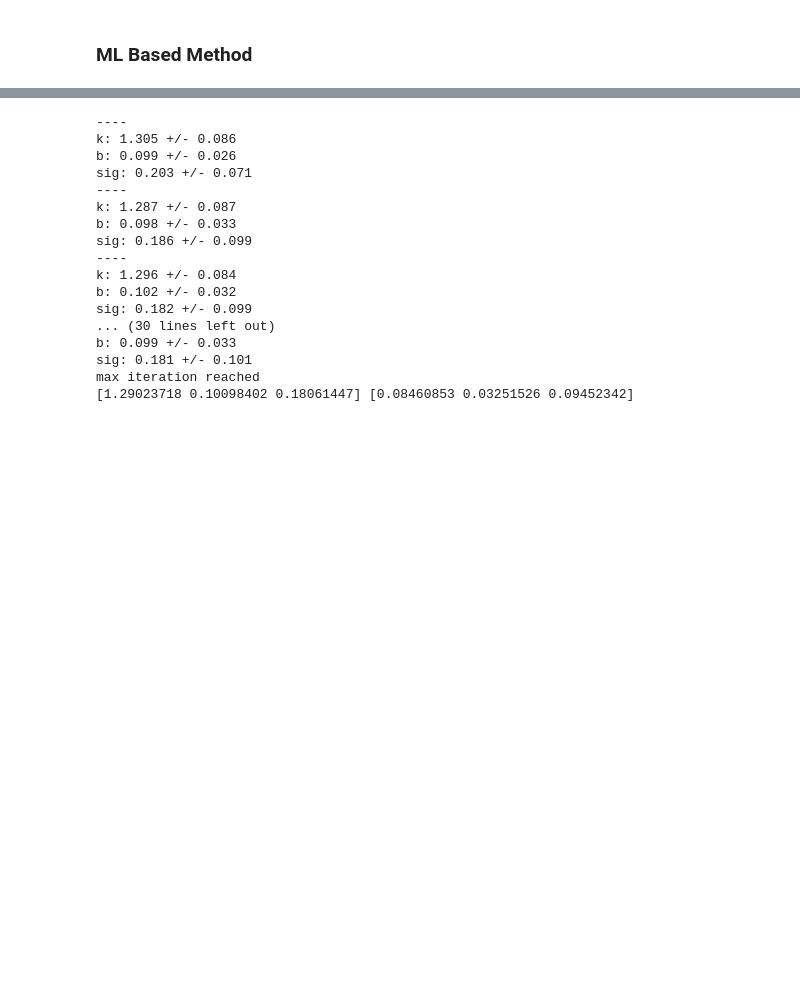
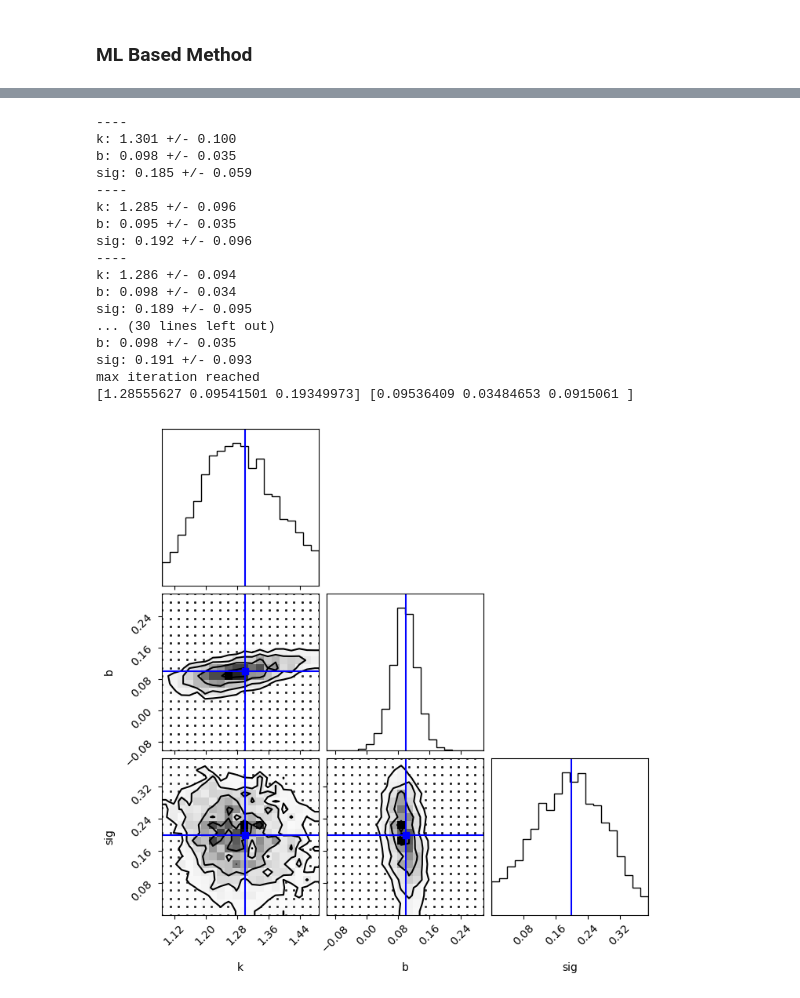
Before and after one commit to astro-jingtao/raddest, a Jupyter notebook: example/fit_linear.ipynb, the cells around one changed output, grey strips where cells are left out. Saved outputs shown, nothing was run; the diff lists cells and outputs as text; code cells hidden in the pictures; blank space fills up the shorter version.

```diff
--- a/example/fit_linear.ipynb
+++ b/example/fit_linear.ipynb
@@ -62,9 +63,15 @@ from raddest.api.fitter import FlowVI, RegressorLinearML, RegressorLinearKS
 # %%
 xflow = FlowVI(x_min=x_obs.min(),
                x_max=x_obs.max(),
-               x_err_min=0,
+               x_err_min=x_err.min() * 0.8,
                x_err_max=x_err.max() * 1.2,
                transfer=None)
 
-xflow.fit(x_obs, x_err, verbose=True, n_pre=100, max_stuck=10, stuck_frac=0.02)
+xflow.fit(x_obs,
+          x_err,
+          verbose=True,
+          n_pre=500,
+          max_stuck=20,
+          stuck_frac=0.02,
+          optimizer=optax.adam(3e-4))
 # %% [output]
@@ -173,31 +252,39 @@ plt.legend()
 # %%
-regressor_logLinear_KS = RegressorLinearKS(xflow, yflow)
+linear_KS = LinearKS(xflow, yflow)
 # %%
-params_mean, params_std, res_arr = regressor_logLinear_KS.fit(
-    x_obs,
-    y_obs,
-    params_list=[
-        np.linspace(0.5, 1.5, 7),
-        np.linspace(-0.1, 0.3, 7),
-        np.linspace(0.1, 0.3, 5)
-    ],
-    verbose=True)
+params_mean, params_std, res_arr = linear_KS.fit(x_obs,
+                                                 y_obs,
+                                                 params_list=[
+                                                     np.linspace(0.5, 1.5, 7),
+                                                     np.linspace(-0.1, 0.3, 7),
+                                                     np.linspace(0.1, 0.3, 5)
+                                                 ],
+                                                 verbose=True)
 print(params_mean, params_std)
 # %% [output]
 ----
-k: 1.305 +/- 0.086
-b: 0.099 +/- 0.026
-sig: 0.203 +/- 0.071
+k: 1.301 +/- 0.100
+b: 0.098 +/- 0.035
+sig: 0.185 +/- 0.059
 ----
-k: 1.287 +/- 0.087
-b: 0.098 +/- 0.033
-sig: 0.186 +/- 0.099
+k: 1.285 +/- 0.096
+b: 0.095 +/- 0.035
+sig: 0.192 +/- 0.096
 ----
-k: 1.296 +/- 0.084
-b: 0.102 +/- 0.032
-sig: 0.182 +/- 0.099
+k: 1.286 +/- 0.094
+b: 0.098 +/- 0.034
+sig: 0.189 +/- 0.095
 ... (30 lines left out)
-b: 0.099 +/- 0.033
-sig: 0.181 +/- 0.101
+b: 0.098 +/- 0.035
+sig: 0.191 +/- 0.093
 max iteration reached
-[1.29023718 0.10098402 0.18061447] [0.08460853 0.03251526 0.09452342]
+[1.28555627 0.09541501 0.19349973] [0.09536409 0.03484653 0.0915061 ]
+# %%
+cor_fig = corner(np.asarray(res_arr[:, :3]),
+                 weights=res_arr[:, -1],
+                 bins=20,
+                 truths=[k, b, sig],
+                 truth_color='blue',
+                 labels=['k', 'b', 'sig'])
+# %% [output]
+[figure, added]
```
Also changed, not shown: parts of 17 cells of this notebook, 10 other files.
